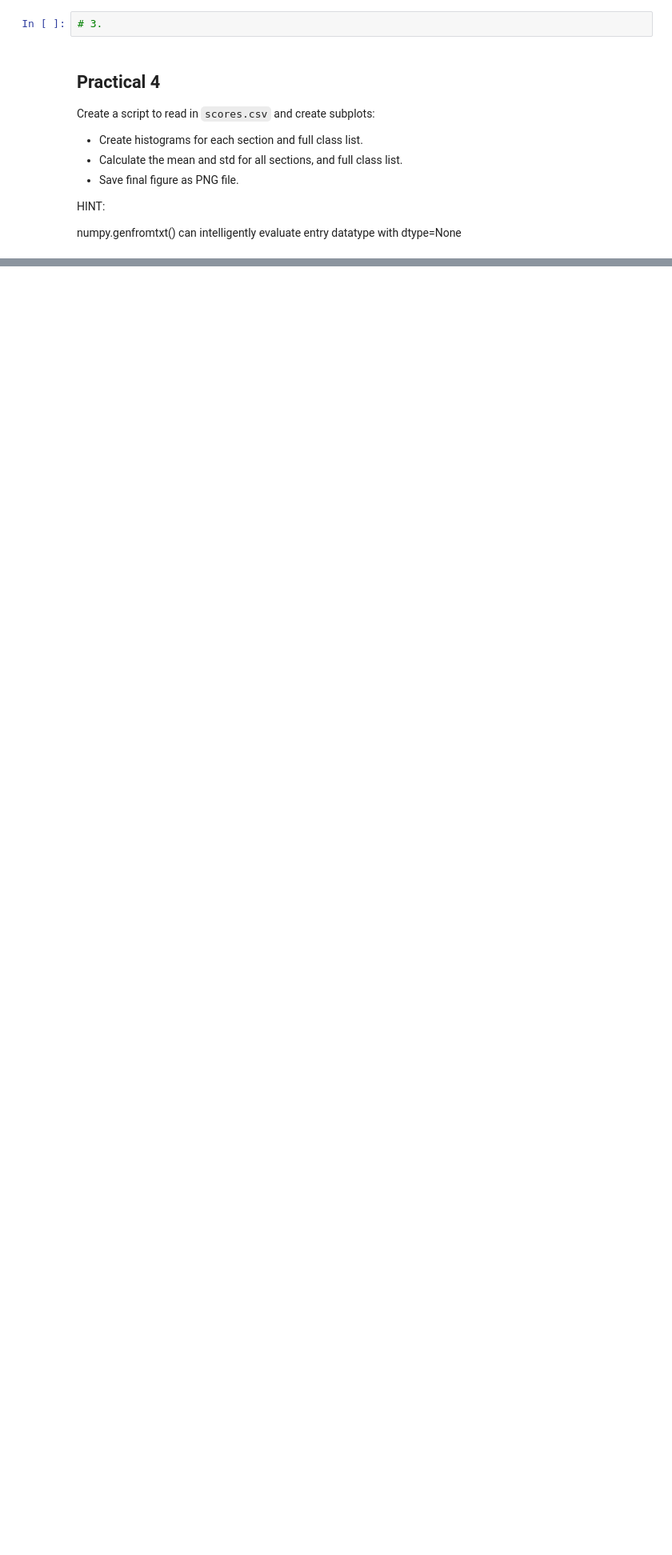
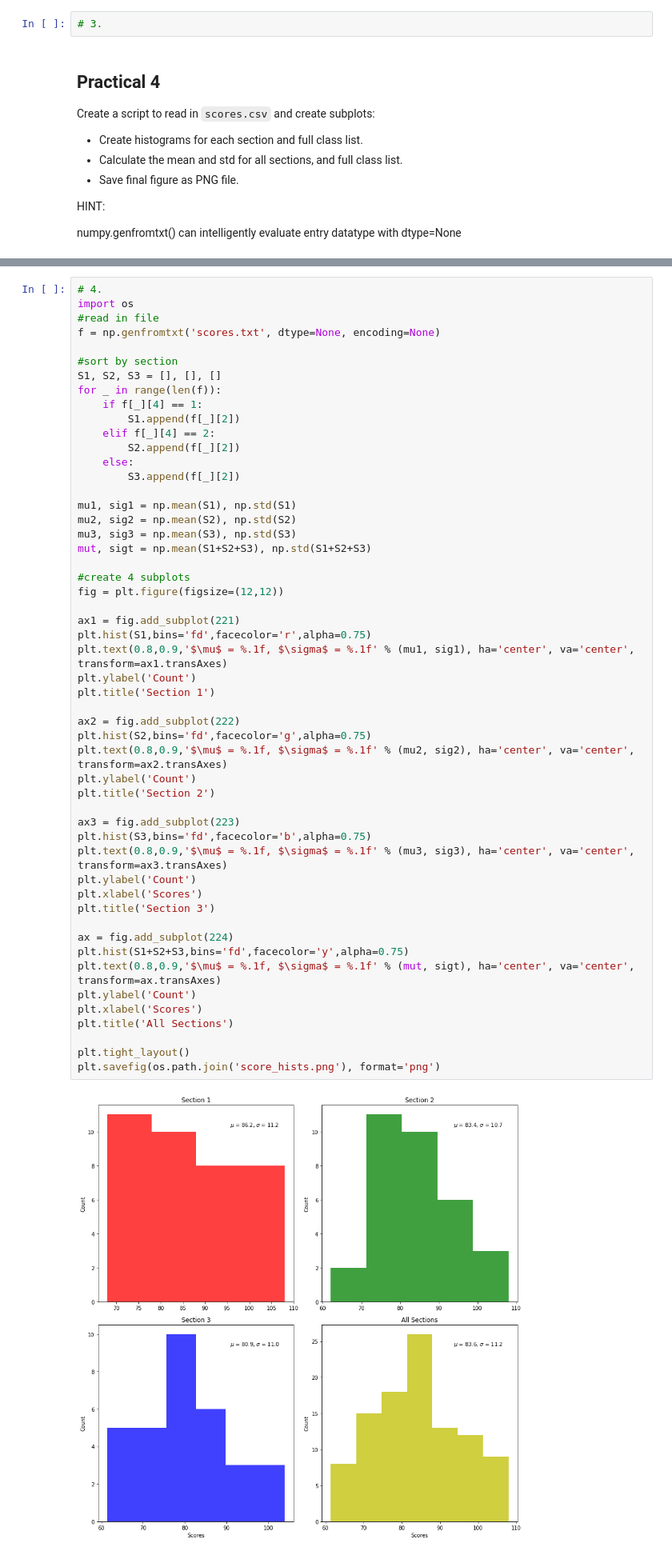
Before and after one commit to seanlabean/DrexelCodingLessons, a Jupyter notebook: Lesson6/Lesson6.ipynb, the cells around one changed output, grey strips where cells are left out. Shown at 80% size. Cells and saved outputs as stored; diff of their text form; blank space fills up the shorter version.

```diff
--- a/Lesson6/Lesson6.ipynb
+++ b/Lesson6/Lesson6.ipynb
@@ -61,3 +66,57 @@ numpy.genfromtxt() can intelligently evaluate entry datatype with dtype=None
+# %%
+# 4.
+import os
+#read in file
+f = np.genfromtxt('scores.txt', dtype=None, encoding=None)
+
+#sort by section
+S1, S2, S3 = [], [], []
+for _ in range(len(f)):
+	if f[_][4] == 1:
+		S1.append(f[_][2])
+	elif f[_][4] == 2:
+		S2.append(f[_][2])
+	else:
+		S3.append(f[_][2])
+
+mu1, sig1 = np.mean(S1), np.std(S1)
+mu2, sig2 = np.mean(S2), np.std(S2)
+mu3, sig3 = np.mean(S3), np.std(S3)
+mut, sigt = np.mean(S1+S2+S3), np.std(S1+S2+S3)
+
+#create 4 subplots
+fig = plt.figure(figsize=(12,12))
+
+ax1 = fig.add_subplot(221)
+plt.hist(S1,bins='fd',facecolor='r',alpha=0.75)
+plt.text(0.8,0.9,'$\mu$ = %.1f, $\sigma$ = %.1f' % (mu1, sig1), ha='center', va='center', transform=ax1.transAxes)
+plt.ylabel('Count')
+plt.title('Section 1')
+
+ax2 = fig.add_subplot(222)
+plt.hist(S2,bins='fd',facecolor='g',alpha=0.75)
+plt.text(0.8,0.9,'$\mu$ = %.1f, $\sigma$ = %.1f' % (mu2, sig2), ha='center', va='center', transform=ax2.transAxes)
+plt.ylabel('Count')
+plt.title('Section 2')
+
+ax3 = fig.add_subplot(223)
+plt.hist(S3,bins='fd',facecolor='b',alpha=0.75)
+plt.text(0.8,0.9,'$\mu$ = %.1f, $\sigma$ = %.1f' % (mu3, sig3), ha='center', va='center', transform=ax3.transAxes)
+plt.ylabel('Count')
+plt.xlabel('Scores')
+plt.title('Section 3')
+
+ax = fig.add_subplot(224)
+plt.hist(S1+S2+S3,bins='fd',facecolor='y',alpha=0.75)
+plt.text(0.8,0.9,'$\mu$ = %.1f, $\sigma$ = %.1f' % (mut, sigt), ha='center', va='center', transform=ax.transAxes)
+plt.ylabel('Count')
+plt.xlabel('Scores')
+plt.title('All Sections')
+
+plt.tight_layout()
+plt.savefig(os.path.join('score_hists.png'), format='png')
+# %% [output]
+[figure, added]
 # %% [markdown]
 ## Practical 5
 Create a simple Monte Carlo script to estimate the value for $\pi$.
```
Also changed, not shown: parts of 5 cells of this notebook, 12 other files.
